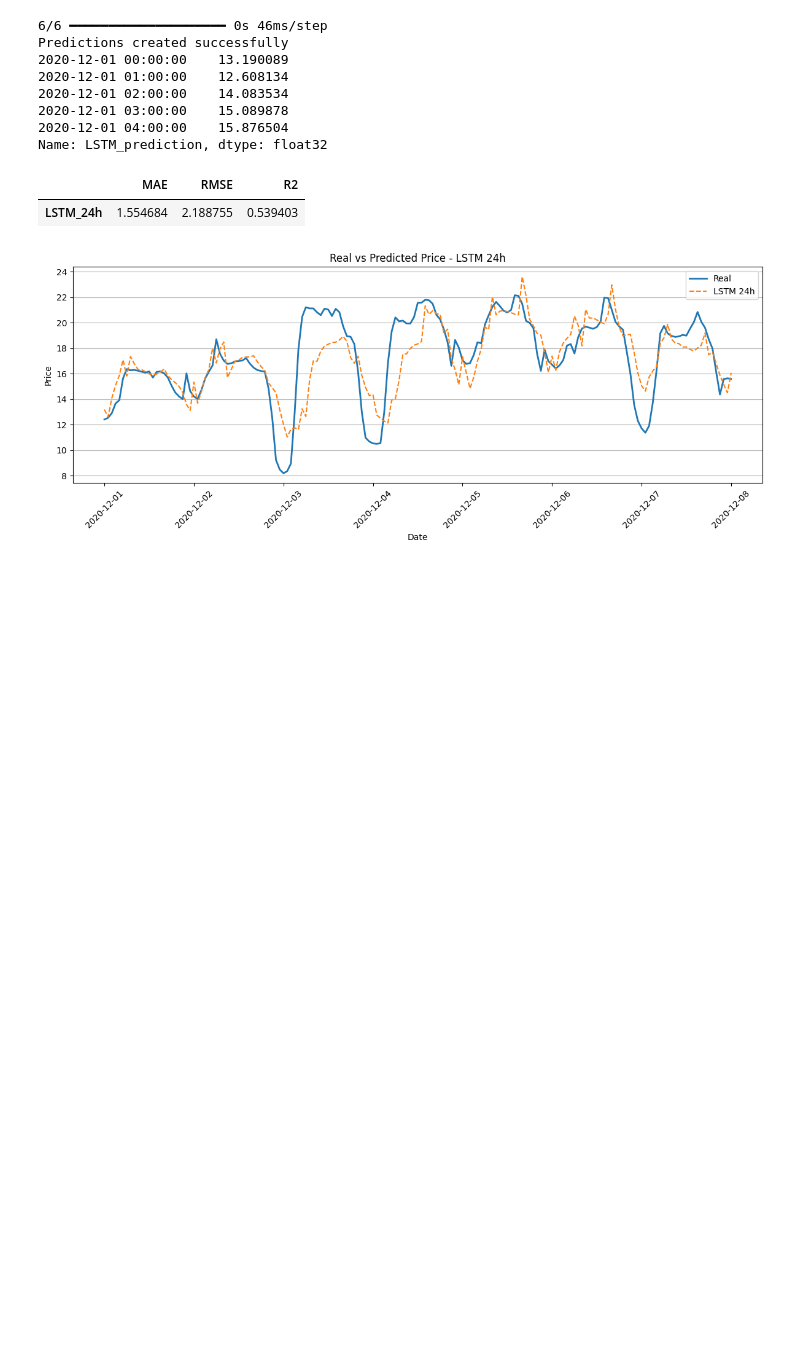
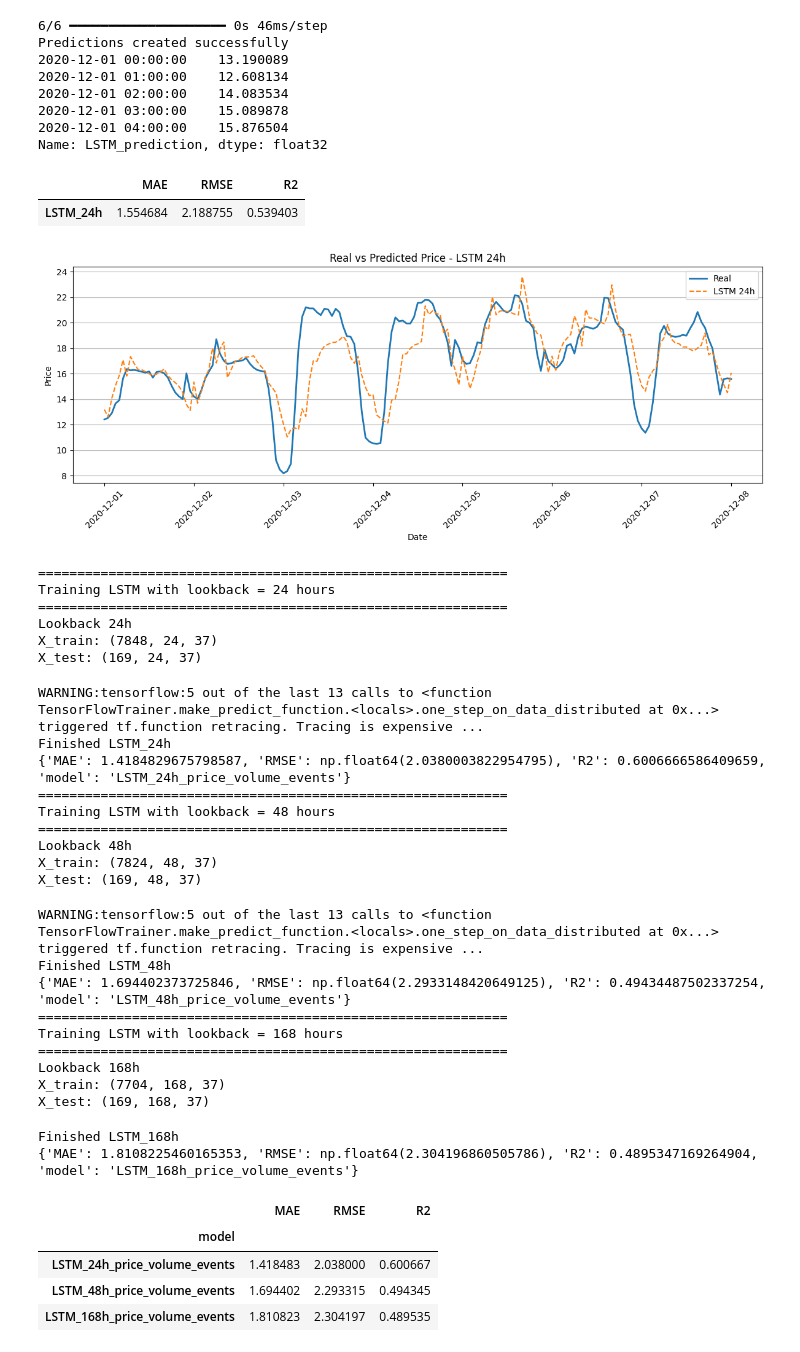
Before and after one commit to huugoox/tfg, a Jupyter notebook: notebooks/06_lstm_model.ipynb, the cells around one changed output. Saved outputs shown, nothing was run; the diff lists cells and outputs as text; code cells hidden in the pictures; blank space fills up the shorter version.

```diff
--- a/notebooks/06_lstm_model.ipynb
+++ b/notebooks/06_lstm_model.ipynb
@@ -591,0 +687,66 @@ plt.show()
+# %%
+# ============================================================
+# 21. TRAIN MULTIPLE LSTM LOOKBACKS
+# ============================================================
+
+lookbacks = [24, 48, 168]
+
+lstm_models = {}
+lstm_histories = {}
+lstm_real_series = {}
+lstm_predictions = {}
+lstm_metrics = []
+
+for lb in lookbacks:
+    print("=" * 60)
+    print(f"Training LSTM with lookback = {lb} hours")
+    print("=" * 60)
+
+    model, history, real_series, pred_series, metrics = train_evaluate_lstm_for_lookback(lb)
+
+    lstm_models[lb] = model
+    lstm_histories[lb] = history
+    lstm_real_series[lb] = real_series
+    lstm_predictions[lb] = pred_series
+
+    metrics["model"] = f"LSTM_{lb}h_price_volume_events"
+    lstm_metrics.append(metrics)
+
+    print(f"Finished LSTM_{lb}h")
+    print(metrics)
+
+lstm_comparison_df = pd.DataFrame(lstm_metrics).set_index("model").sort_values("RMSE")
+
+lstm_comparison_df
+# %% [output]
+============================================================
+Training LSTM with lookback = 24 hours
+============================================================
+Lookback 24h
+X_train: (7848, 24, 37)
+X_test: (169, 24, 37)
+WARNING:tensorflow:5 out of the last 13 calls to <function TensorFlowTrainer.make_predict_function.<locals>.one_step_on_data_distributed at 0x...> triggered tf.function retracing. Tracing is expensive ...
+Finished LSTM_24h
+{'MAE': 1.4184829675798587, 'RMSE': np.float64(2.0380003822954795), 'R2': 0.6006666586409659, 'model': 'LSTM_24h_price_volume_events'}
+============================================================
+Training LSTM with lookback = 48 hours
+============================================================
+Lookback 48h
+X_train: (7824, 48, 37)
+X_test: (169, 48, 37)
+WARNING:tensorflow:5 out of the last 13 calls to <function TensorFlowTrainer.make_predict_function.<locals>.one_step_on_data_distributed at 0x...> triggered tf.function retracing. Tracing is expensive ...
+Finished LSTM_48h
+{'MAE': 1.694402373725846, 'RMSE': np.float64(2.2933148420649125), 'R2': 0.49434487502337254, 'model': 'LSTM_48h_price_volume_events'}
+============================================================
+Training LSTM with lookback = 168 hours
+============================================================
+Lookback 168h
+X_train: (7704, 168, 37)
+X_test: (169, 168, 37)
+Finished LSTM_168h
+{'MAE': 1.8108225460165353, 'RMSE': np.float64(2.304196860505786), 'R2': 0.4895347169264904, 'model': 'LSTM_168h_price_volume_events'}
+|  | MAE | RMSE | R2 |
+| model |  |  |  |
+| LSTM_24h_price_volume_events | 1.418483 | 2.038000 | 0.600667 |
+| LSTM_48h_price_volume_events | 1.694402 | 2.293315 | 0.494345 |
+| LSTM_168h_price_volume_events | 1.810823 | 2.304197 | 0.489535 |
```
Also changed, not shown: parts of 3 cells of this notebook.
